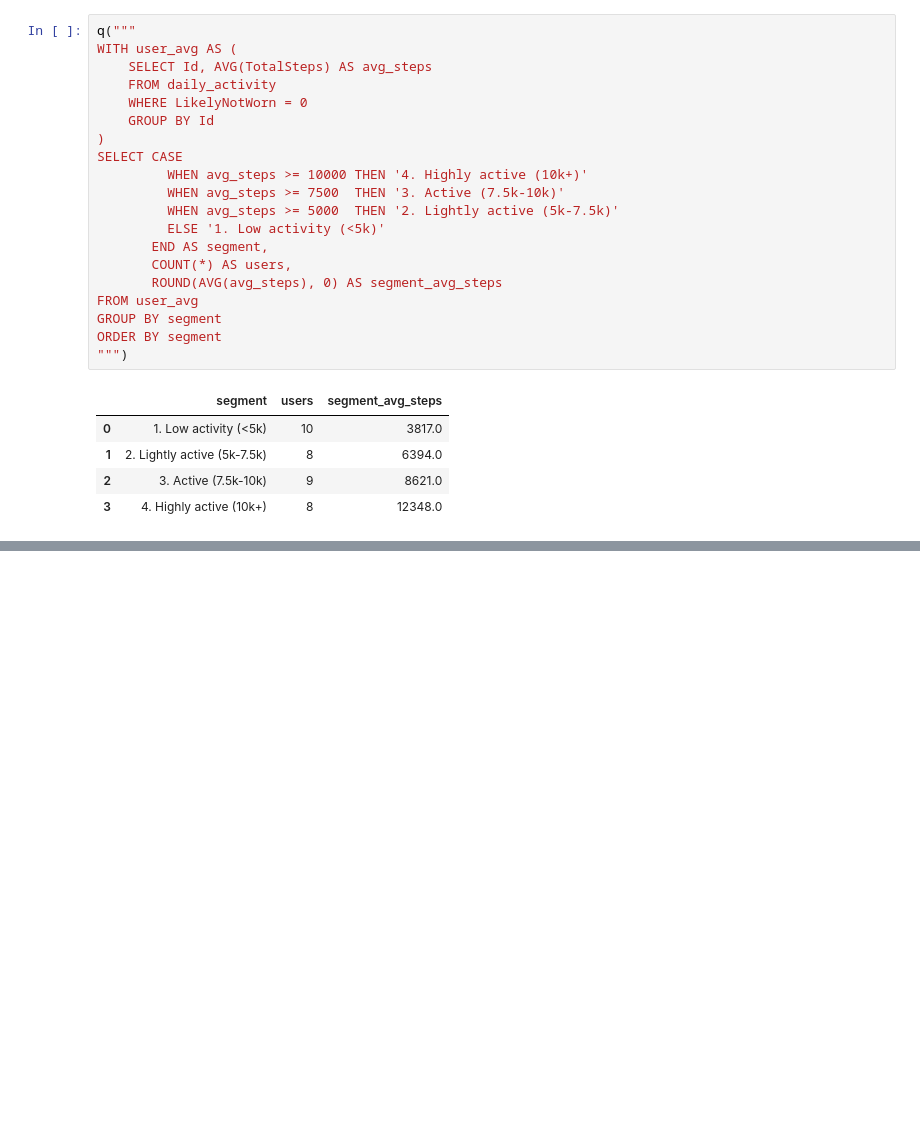
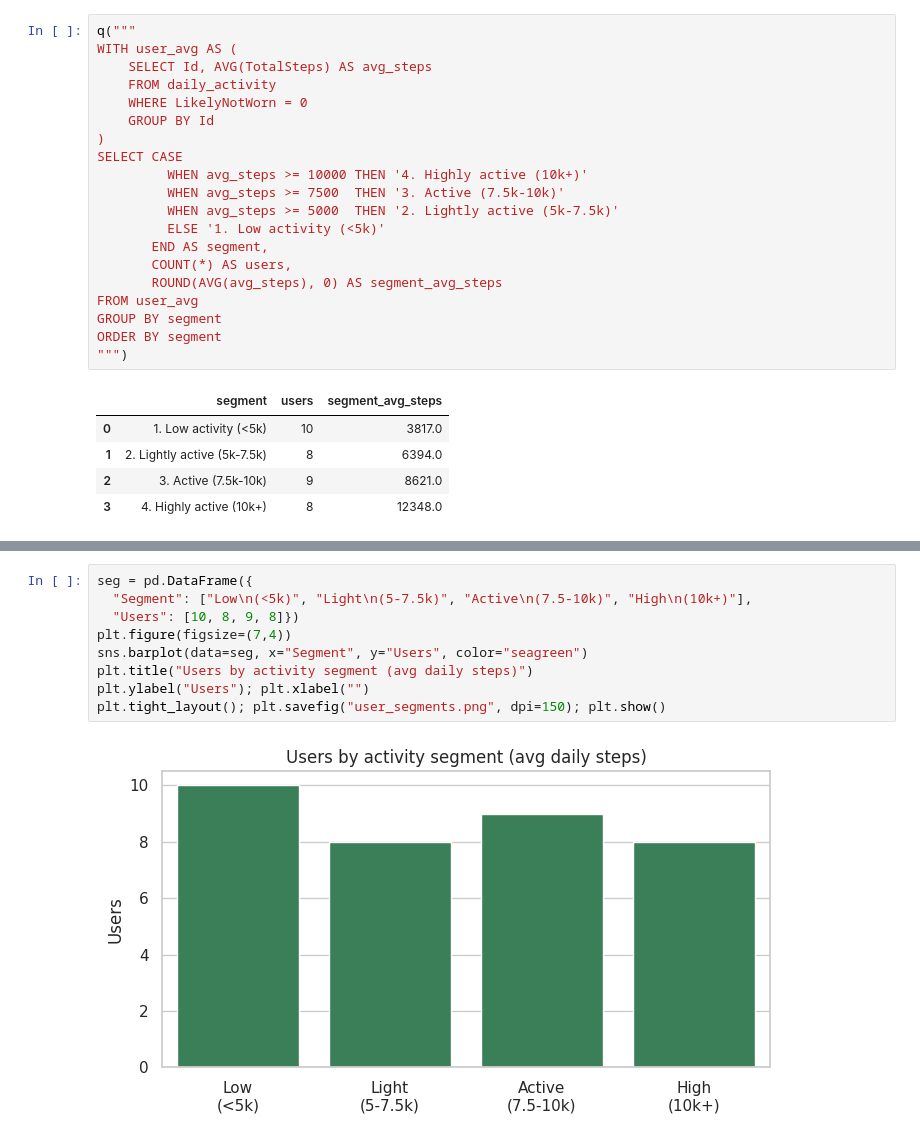
Before and after one commit to raghavxi1/fitness-engagement-analysis, a Jupyter notebook: notebooks/02_sql_analysis.ipynb, the cells around one changed output, grey strips where cells are left out. Saved outputs shown, nothing was run; the diff lists cells and outputs as text; blank space fills up the shorter version.

```diff
--- a/notebooks/02_sql_analysis.ipynb
+++ b/notebooks/02_sql_analysis.ipynb
@@ -139,0 +180,11 @@ ORDER BY segment
+# %%
+seg = pd.DataFrame({
+  "Segment": ["Low\n(<5k)", "Light\n(5-7.5k)", "Active\n(7.5-10k)", "High\n(10k+)"],
+  "Users": [10, 8, 9, 8]})
+plt.figure(figsize=(7,4))
+sns.barplot(data=seg, x="Segment", y="Users", color="seagreen")
+plt.title("Users by activity segment (avg daily steps)")
+plt.ylabel("Users"); plt.xlabel("")
+plt.tight_layout(); plt.savefig("user_segments.png", dpi=150); plt.show()
+# %% [output]
+[figure, added]
```
Also changed, not shown: parts of 5 cells of this notebook.
